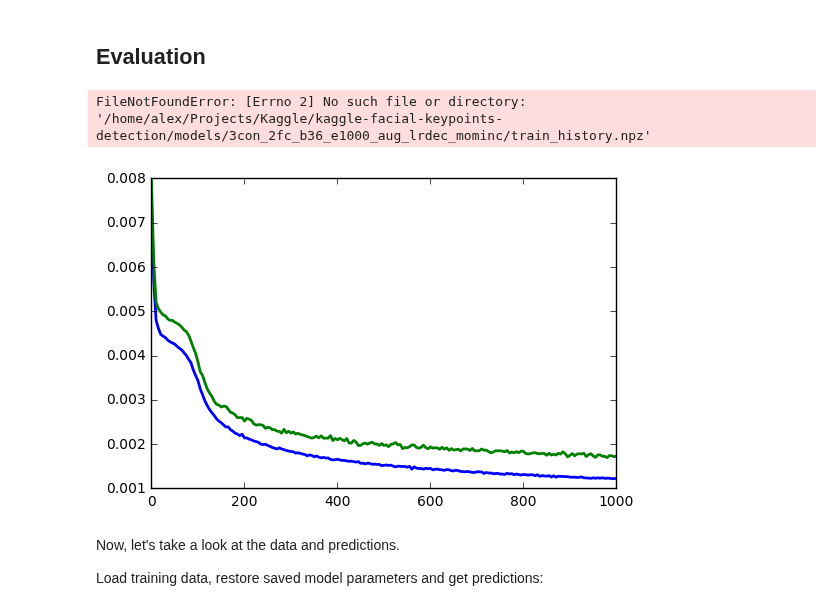
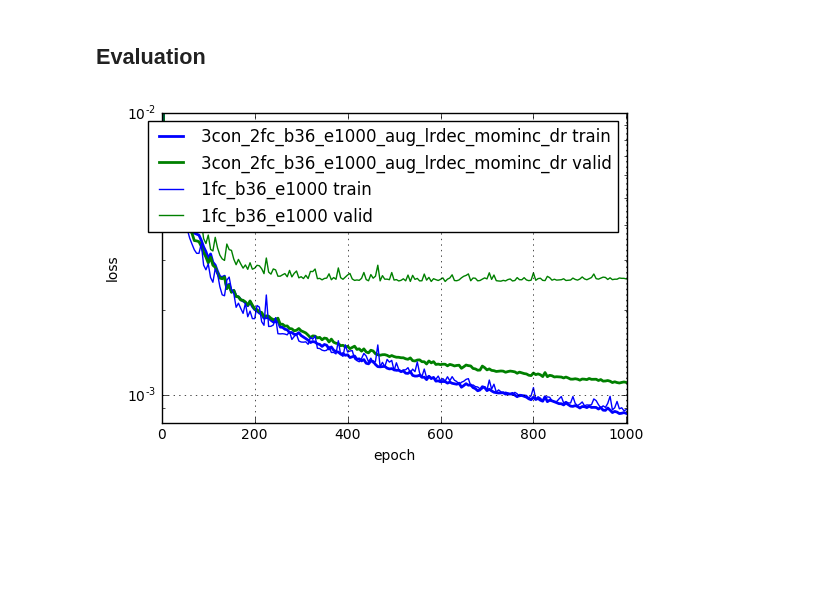
Before and after one commit to alexstaravoitau/kaggle-facial-keypoints-detection, a Jupyter notebook: 2_convolutions.ipynb, the cells around one changed output. Saved outputs shown, nothing was run; the diff lists cells and outputs as text; code cells hidden in the pictures; blank space fills up the shorter version.

```diff
--- a/2_convolutions.ipynb
+++ b/2_convolutions.ipynb
@@ -238,6 +238,9 @@ def fully_connected(input, size):
     return tf.matmul(input, weights) + biases
 
 def fully_connected_relu(input, size):
+    """
+    Creates a fully connected TensorFlow layer with ReLU non-linearity applied.
+    """
     return tf.nn.relu(fully_connected(input, size))
 # %% [markdown]
 Routine for a single convolution layer pass.
@@ -563,19 +566,14 @@ def plot_learning_curves(model = model_name, linewidth = 2, train_linestyle = "b
 # %%
 new_model_epochs = plot_learning_curves()
 old_model_epochs = plot_learning_curves("1fc_b36_e1000", linewidth = 1)
 
 pyplot.grid()
 pyplot.legend()
 pyplot.xlabel("epoch")
 pyplot.ylabel("loss")
-pyplot.ylim(0.001, 0.01)
+pyplot.ylim(0.0008, 0.01)
 pyplot.xlim(0, max(new_model_epochs, old_model_epochs))
 pyplot.yscale("log")
 pyplot.show()
 # %% [output]
-FileNotFoundError: [Errno 2] No such file or directory: '/home/alex/Projects/Kaggle/kaggle-facial-keypoints-detection/models/3con_2fc_b36_e1000_aug_lrdec_mominc/train_history.npz'
-[figure, old version]
+[figure, new version]
-# %% [markdown]
-Now, let's take a look at the data and predictions.
-
-Load training data, restore saved model parameters and get predictions:
```
Also changed, not shown: parts of 3 cells of this notebook.
